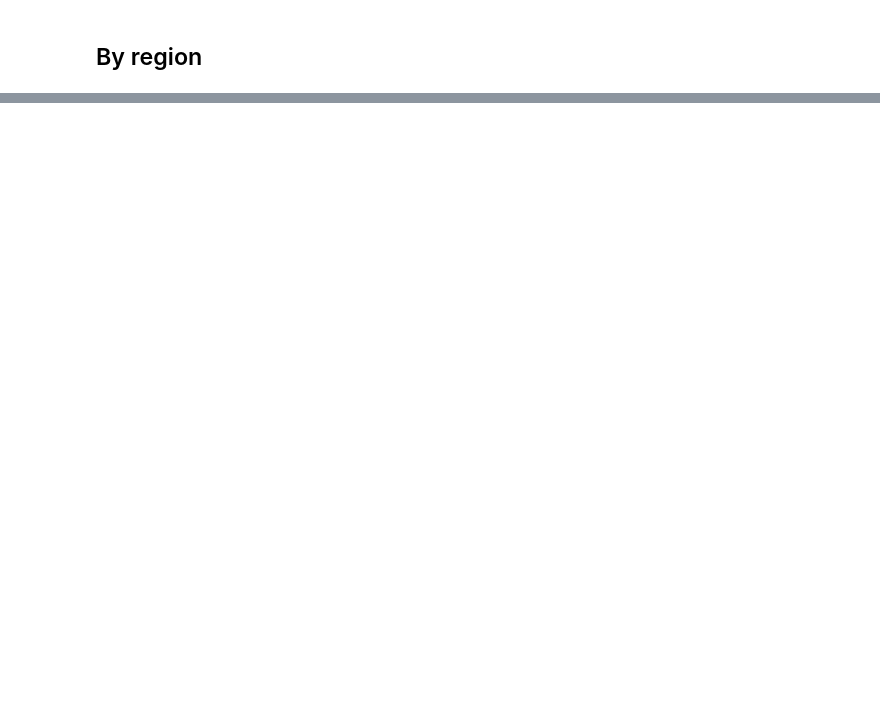
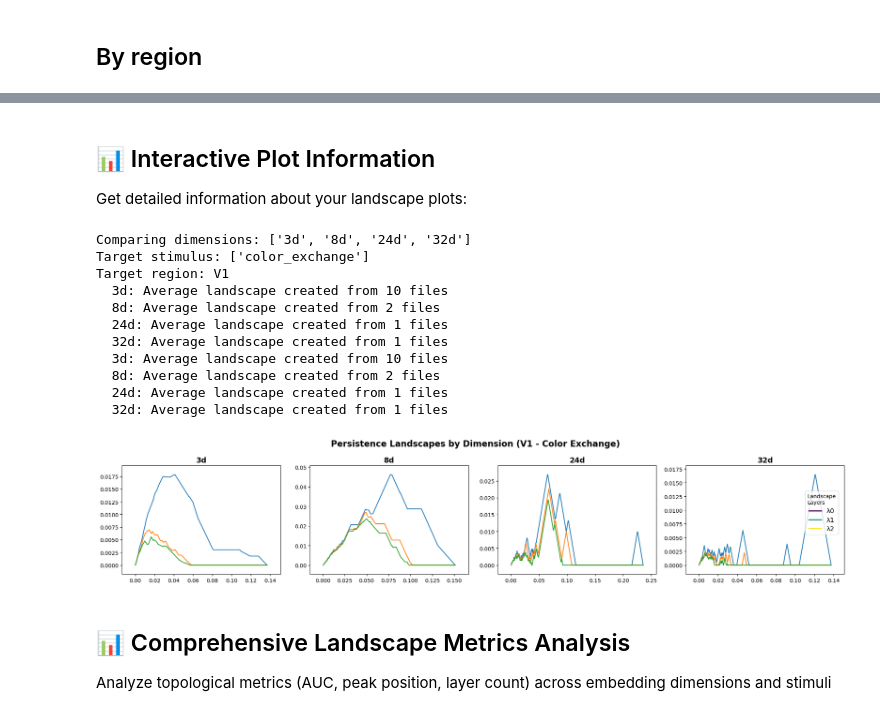
Before and after one commit to emilyekstrum/TDA, a Jupyter notebook: notebooks/04_persistence_landscapes.ipynb, the cells around one changed output, grey strips where cells are left out. Saved outputs shown, nothing was run; the diff lists cells and outputs as text; code cells hidden in the pictures; blank space fills up the shorter version.

```diff
--- a/notebooks/04_persistence_landscapes.ipynb
+++ b/notebooks/04_persistence_landscapes.ipynb
@@ -835,17 +581,17 @@ Test different dimensions and stimuli combinations:
+# %% [markdown]
+## 📊 Interactive Plot Information
+
+Get detailed information about your landscape plots:
 # %%
-# Multi-dimensional landscape comparison
 if available_files:
 
-    print("🔬 Multi-Dimensional Landscape Analysis")
-    print("=" * 45)
-
-    # Get available dimensions
+    # get dimensions fpr plotting
     all_dims = sorted(set(data_manager.parse_filename_info(f)['dimension'] for f in available_files),
                      key=lambda x: int(x[:-1]) if x[:-1].isdigit() else 999)
 
-    target_stimuli = ['color_exchange']  # Focus on one stimulus for dimension comparison
-    target_region = 'V1'  # Focus on one region
-    hom_deg = 1  # H1
+    target_stimuli = ['color_exchange']  # one stimulus for dimension comparison
+    target_region = 'V1'  # one region
+    hom_deg = 1  # chnage to adjust homology group
 
     print(f"Comparing dimensions: {all_dims}")
     print(f"Target stimulus: {target_stimuli}")
@@ -854,9 +600,8 @@ if available_files:
     dimension_landscapes = {}
 
     for dim in all_dims:
-        print(f"\n📐 Processing {dim} files...")
 
-        # Filter files by dimension, region, and stimulus
+        # filter by dimension, region, and stimulus
         dim_files = []
         for file_path in available_files:
             info = data_manager.parse_filename_info(file_path)
@@ -883,18 +628,16 @@ if available_files:
                 try:
                     avg_landscape = average_approx(landscapes)
                     dimension_landscapes[f'{dim}'] = avg_landscape
-                    print(f"   ✅ {dim}: Average landscape created from {len(landscapes)} files")
+                    print(f"  {dim}: Average landscape created from {len(landscapes)} files")
                 except Exception as e:
-                    print(f"   ❌ {dim}: Failed to create average - {e}")
+                    print(f"  {dim}: Failed to create average - {e}")
             else:
-                print(f"   ⚠️  {dim}: No valid landscapes generated")
+                print(f"   {dim}: No valid landscapes generated")
         else:
-            print(f"   📭 {dim}: No files found")
+            print(f"   {dim}: No files found")
 
-    # Plot dimensional comparison if we have data
+    # plot if there is data
     if dimension_landscapes:
-        print(f"\n📊 Plotting dimensional comparison...")
-
         n_dims = len(dimension_landscapes)
         cols = min(4, n_dims)
         rows = (n_dims + cols - 1) // cols
@@ -910,37 +653,52 @@ if available_files:
         for i, (dim_name, landscape) in enumerate(dimension_landscapes.items()):
             ax = axes[i] if n_dims > 1 else axes[0]
 
             try:
                 plt.sca(ax)
                 plot_landscape_simple(landscape, title="", depth_range=range(3))
-                ax.set_title(f"Dimension: {dim_name}", fontsize=14, fontweight='bold')
+                ax.set_title(f"{dim_name}", fontsize=14, fontweight='bold')
 
-                # Remove individual legend
                 legend = ax.get_legend()
                 if legend:
                     legend.remove()
 
             except Exception as e:
-                ax.text(0.5, 0.5, f'Plot Error\n{dim_name}\n{str(e)[:30]}...',
+                ax.text(0.5, 0.5, f'Plotting Error\n{dim_name}\n{str(e)[:30]}',
                        ha='center', va='center', transform=ax.transAxes)
 
-        # Hide unused subplots
         for j in range(n_dims, len(axes)):
             axes[j].axis('off')
 
-        # Add overall legend
+        # legend
         handles = [plt.Line2D([0], [0], color=plt.cm.viridis(i/2), linewidth=2) for i in range(3)]
         labels = [f'λ{i}' for i in range(3)]
         fig.legend(handles, labels, loc='center right', bbox_to_anchor=(0.98, 0.5),
                   title='Landscape\nLayers', fontsize=12)
 
         plt.suptitle(f'Persistence Landscapes by Dimension ({target_region} - {target_stimuli[0].replace("_", " ").title()})',
                     fontsize=16, fontweight='bold')
         plt.tight_layout()
         plt.show()
     else:
-        print("\n❌ No dimensional landscapes available for comparison.")
+        print("\nNo dimensional landscapes available for comparison.")
         print(f"   Check if files exist for region '{target_region}' and stimulus '{target_stimuli[0]}'")
 
 else:
-    print("❌ No data available for multi-dimensional analysis.")
+    print("No data available for multi-dimensional analysis.")
+# %% [output]
+Comparing dimensions: ['3d', '8d', '24d', '32d']
+Target stimulus: ['color_exchange']
+Target region: V1
+  3d: Average landscape created from 10 files
+  8d: Average landscape created from 2 files
+  24d: Average landscape created from 1 files
+  32d: Average landscape created from 1 files
+  3d: Average landscape created from 10 files
+  8d: Average landscape created from 2 files
+  24d: Average landscape created from 1 files
+  32d: Average landscape created from 1 files
+[figure, added]
+# %% [markdown]
+## 📊 Comprehensive Landscape Metrics Analysis
+
+Analyze topological metrics (AUC, peak position, layer count) across embedding dimensions and stimuli
```
Also changed, not shown: parts of 19 cells of this notebook.
